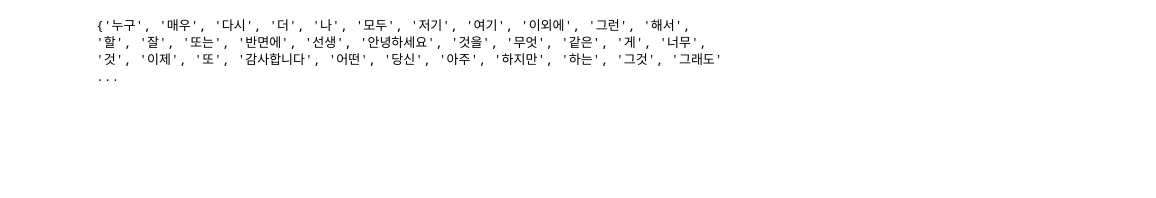
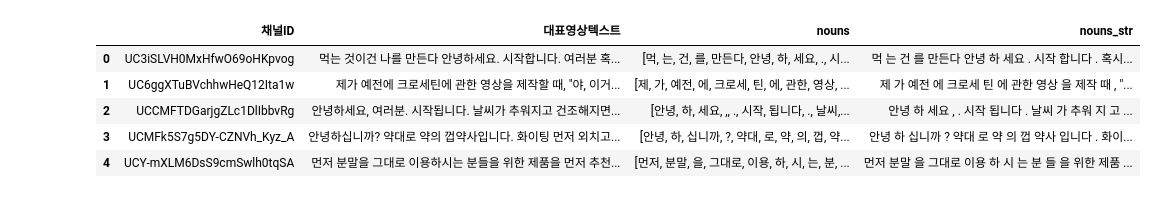
Before and after one commit to arkwith7/aSSIST_DM1, a Jupyter notebook: 99_data_analysis/video_text_analysis.ipynb, the cells around one changed output. Cells and saved outputs as stored; diff of their text form; code cells hidden in the pictures; blank space fills up the shorter version.

```diff
--- a/99_data_analysis/video_text_analysis.ipynb
+++ b/99_data_analysis/video_text_analysis.ipynb
@@ -61,0 +6,9 @@ memory usage: 972.0+ bytes
+# %%
+import pandas as pd
+
+# Load the uploaded CSV file to examine its structure
+file_path = './youtube_channel_video_text_data.csv'
+data = pd.read_csv(file_path)
+
+# Display the first few rows of the dataframe and the column names to understand its structure
+data.head(), data.columns
@@ -62,23 +30,8 @@ memory usage: 972.0+ bytes
 # %%
 # 한국어 불용어 리스트
-stop_words = set([
+stop_words  = set([
     '이', '그', '저', '것', '수', '것을', '그리고', '더', '더욱', '너무', '정말', '진짜', '이제', '다시', '이런', '저런', '그런', '또', '또는',
     '하지만', '그러나', '그래도', '반면에', '이외에', '이렇게', '저렇게', '여기', '저기', '이것', '저것', '여러', '여러분', '너', '나', '우리',
     '당신', '어떤', '어느', '무엇', '누구', '모두', '많은', '좋은', '아주', '매우', '너무', '정말', '진짜', '자주', '항상', '가장', '크게', '작게',
     '게', '거'
 ])
-
-# 추가 불용어 정의
-custom_stop_words = set([
-    '안녕하세요', '감사합니다', '잘', '다시', '정말', '이것', '그것', '그리고', '그러나', '하지만',
-    '해서', '하는', '같은', '이런', '저런', '그런', '할', '있는', '없는', '있는지', '없는지', '시청', '감사', '생각',
-    '양과자', '선생'
-])
-
-# 불용어 리스트 합치기
-stop_words.update(custom_stop_words)  # 또는 stop_words = stop_words | custom_stop_words
-
-# 통합된 불용어 리스트 확인
-print(stop_words)
-# %% [output]
-{'누구', '매우', '다시', '더', '나', '모두', '저기', '여기', '이외에', '그런', '해서', '할', '잘', '또는', '반면에', '선생', '안녕하세요', '것을', '무엇', '같은', '게', '너무', '것', '이제', '또', '감사합니다', '어떤', '당신', '아주', '하지만', '하는', '그것', '그래도' ...
@@ -119,0 +93,9 @@ nutrient_keywords = set([
+# %%
+grouped_data
+# %% [output]
+|  | 채널ID | 대표영상텍스트 | nouns | nouns_str |
+| 0 | UC3iSLVH0MxHfwO69oHKpvog | 먹는 것이건 나를 만든다 안녕하세요. 시작합니다. 여러분 혹... | [먹, 는, 건, 를, 만든다, 안녕, 하, 세요, ., 시... | 먹 는 건 를 만든다 안녕 하 세요 . 시작 합니다 . 혹시... |
+| 1 | UC6ggXTuBVchhwHeQ12Ita1w | 제가 예전에 크로세틴에 관한 영상을 제작할 때, "야, 이거... | [제, 가, 예전, 에, 크로세, 틴, 에, 관한, 영상, ... | 제 가 예전 에 크로세 틴 에 관한 영상 을 제작 때 , "... |
+| 2 | UCCMFTDGarjgZLc1DlIbbvRg | 안녕하세요, 여러분. 시작됩니다. 날씨가 추워지고 건조해지면... | [안녕, 하, 세요, ,, ., 시작, 됩니다, ., 날씨,... | 안녕 하 세요 , . 시작 됩니다 . 날씨 가 추워 지 고 ... |
+| 3 | UCMFk5S7g5DY-CZNVh_Kyz_A | 안녕하십니까? 약대로 약의 껍약사입니다. 화이팅 먼저 외치고... | [안녕, 하, 십니까, ?, 약대, 로, 약, 의, 껍, 약... | 안녕 하 십니까 ? 약대 로 약 의 껍 약사 입니다 . 화이... |
+| 4 | UCY-mXLM6DsS9cmSwlh0tqSA | 먼저 분말을 그대로 이용하시는 분들을 위한 제품을 먼저 추천... | [먼저, 분말, 을, 그대로, 이용, 하, 시, 는, 분, ... | 먼저 분말 을 그대로 이용 하 시 는 분 들 을 위한 제품 ... |
```
Also changed, not shown: parts of 20 cells of this notebook.
